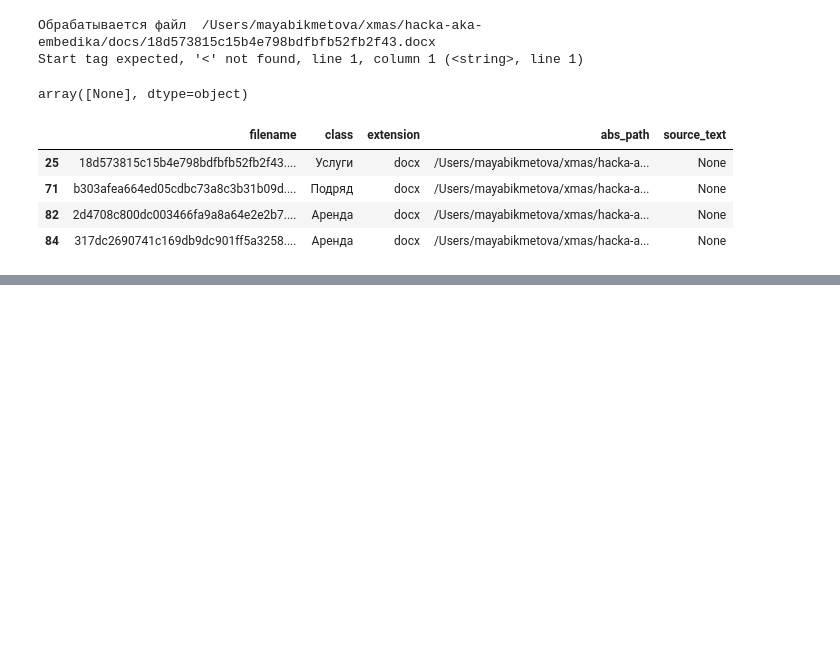
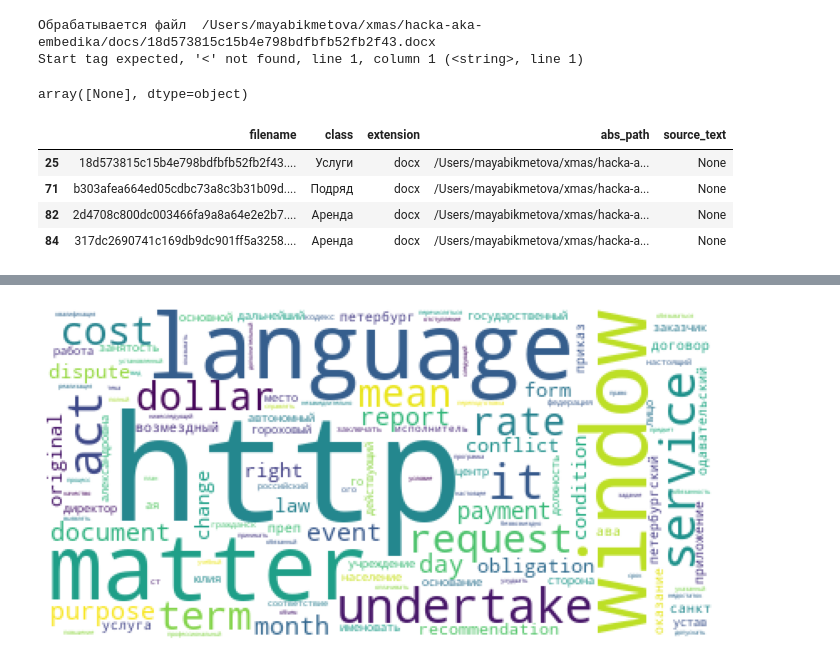
Before and after one commit to maya-ami/xmas, a Jupyter notebook: extract text.ipynb, the cells around one changed output, grey strips where cells are left out. Drawn from its saved outputs; the diff is of its cells as text; code cells hidden in the pictures; blank space fills up the shorter version.

```diff
--- a/extract text.ipynb
+++ b/extract text.ipynb
@@ -441,0 +495,4 @@ data['lemma_text'] = data['source_text'].apply(preprocess)
+# %%
+draw_word_cloud(data, 'Услуги')
+# %% [output]
+[figure, added]
```
Also changed, not shown: parts of 14 cells of this notebook.
